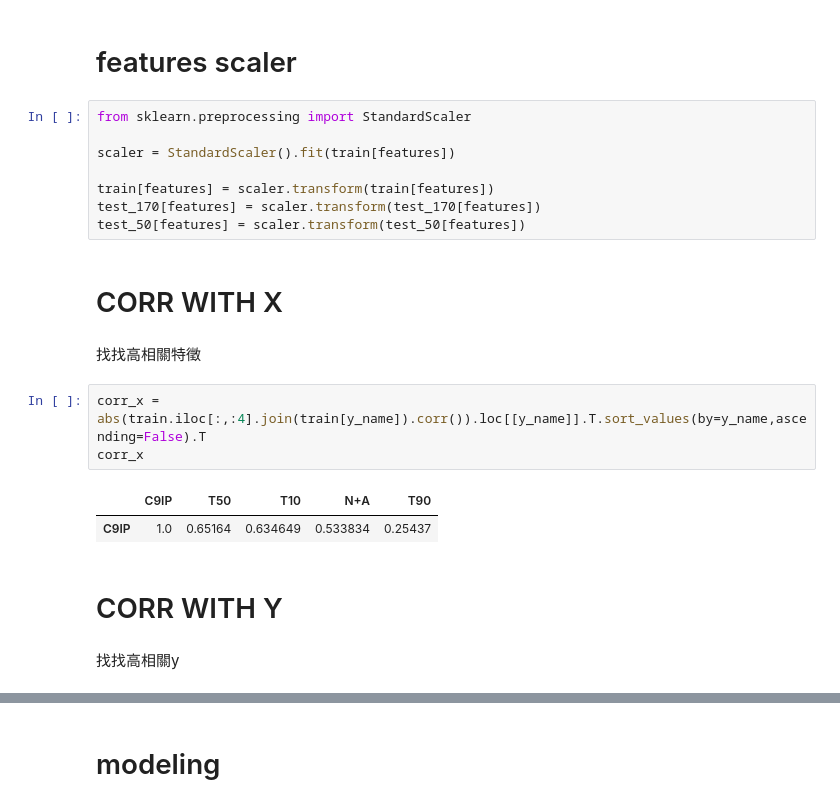
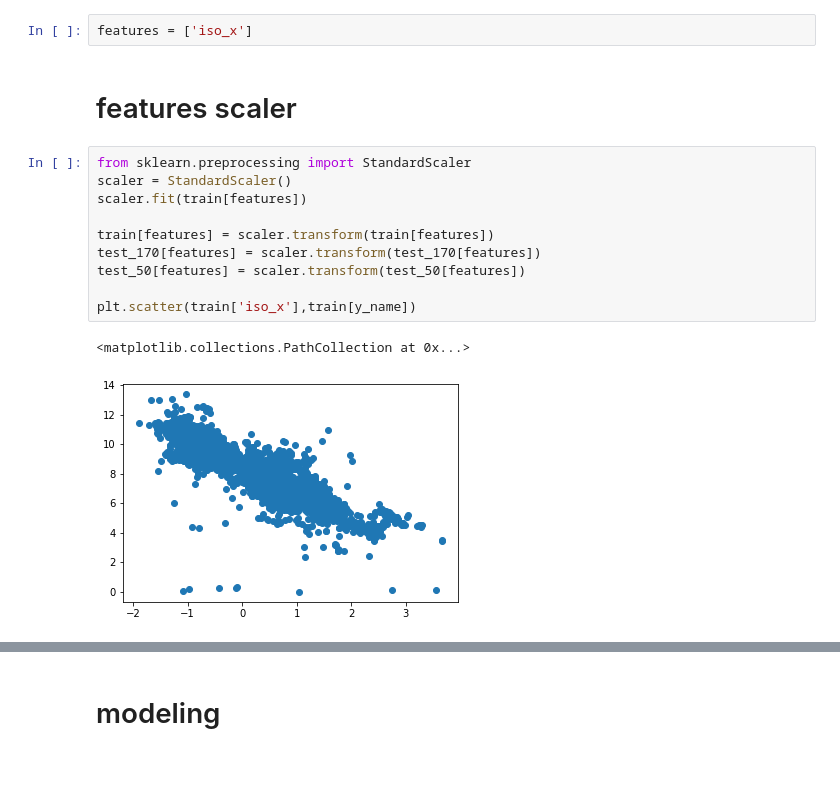
Before and after one commit to skywalker0803r/works, a Jupyter notebook: C9IP.ipynb, the cells around one changed output, grey strips where cells are left out. Drawn from its saved outputs; the diff is of its cells as text; blank space fills up the shorter version.

```diff
--- a/C9IP.ipynb
+++ b/C9IP.ipynb
@@ -38,24 +84,17 @@ y_name = 'C9IP'
+# %%
+features = ['iso_x']
 # %% [markdown]
 # features scaler
 # %%
 from sklearn.preprocessing import StandardScaler
-
-scaler = StandardScaler().fit(train[features])
+scaler = StandardScaler()
+scaler.fit(train[features])
 
 train[features] = scaler.transform(train[features])
 test_170[features] = scaler.transform(test_170[features])
 test_50[features] = scaler.transform(test_50[features])
+
+plt.scatter(train['iso_x'],train[y_name])
+# %% [output]
+<matplotlib.collections.PathCollection at 0x...>
+[figure, added]
-# %% [markdown]
-# CORR WITH X
-# %% [markdown]
-找找高相關特徵
-# %%
-corr_x = abs(train.iloc[:,:4].join(train[y_name]).corr()).loc[[y_name]].T.sort_values(by=y_name,ascending=False).T
-corr_x
-# %% [output]
-|  | C9IP | T50 | T10 | N+A | T90 |
-| C9IP | 1.0 | 0.65164 | 0.634649 | 0.533834 | 0.25437 |
-# %% [markdown]
-# CORR WITH Y
-# %% [markdown]
-找找高相關y
```
Also changed, not shown: parts of 45 cells of this notebook.
